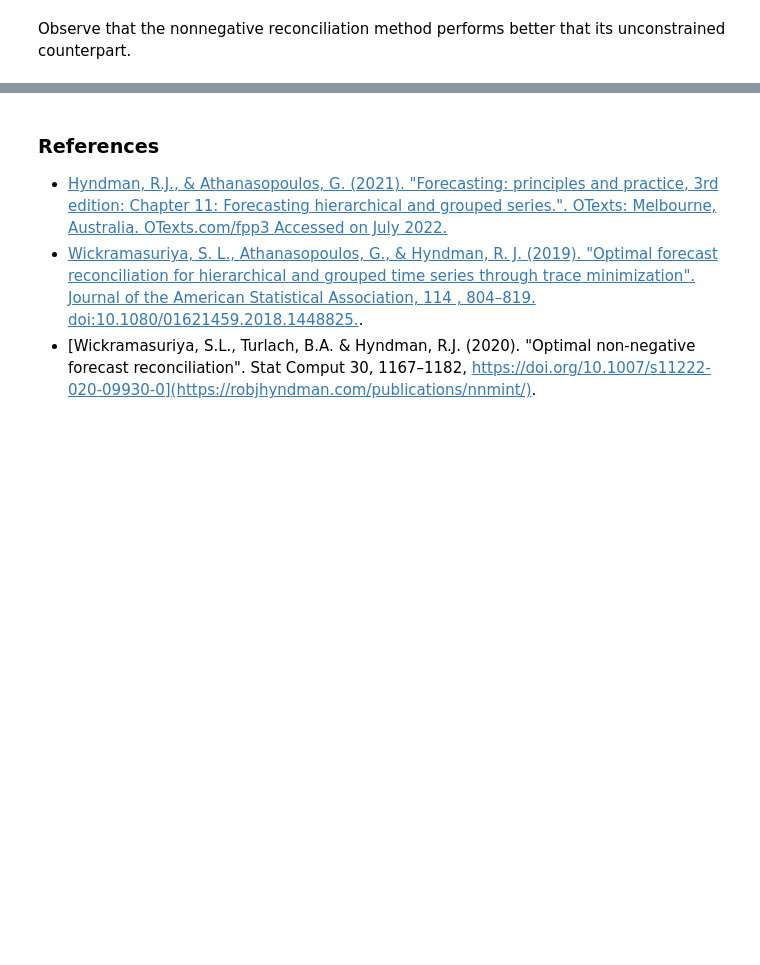
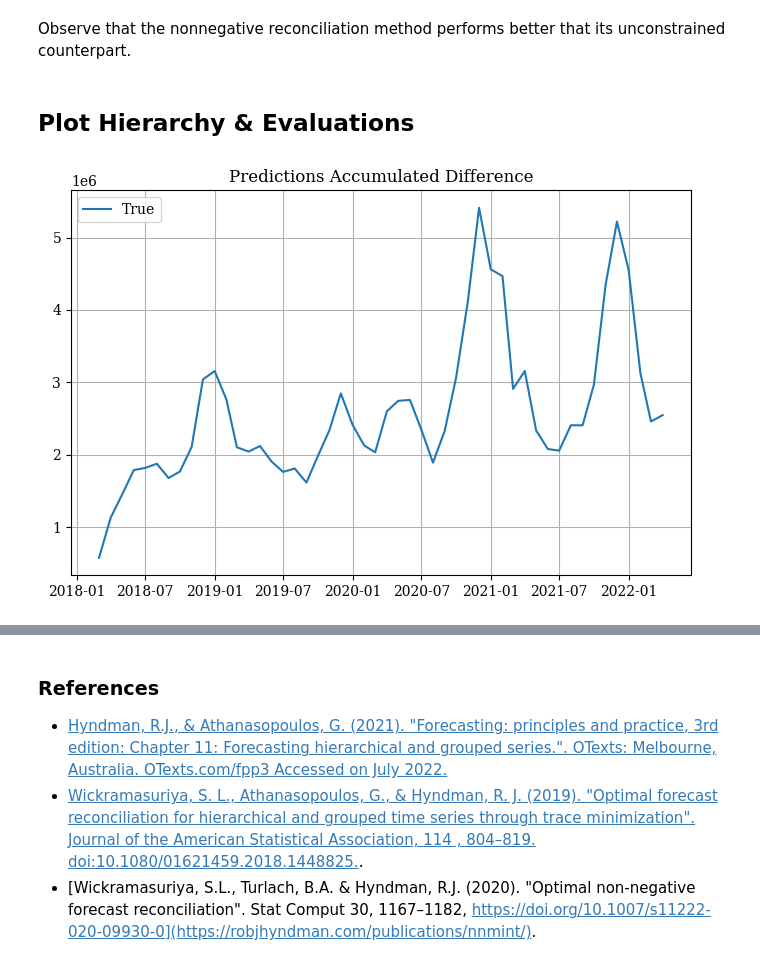
Before and after one commit to ariellubonja/hierarchical-time-series, a Jupyter notebook: hierarchical_ts.ipynb, the cells around one changed output, grey strips where cells are left out. Drawn from its saved outputs; the diff is of its cells as text; code cells hidden in the pictures; blank space fills up the shorter version.

Commit message:
Add plots from HF package - they don't plot the Tree :(

```diff
--- a/hierarchical_ts.ipynb
+++ b/hierarchical_ts.ipynb
@@ -402,3 +385,11 @@ evaluation.filter(like='ETS', axis=1).T
 | ETS/BottomUp | 0.481256 | 0.248975 | 4.561141 | 3.884284 | 3.403306 |
 # %% [markdown]
 Observe that the nonnegative reconciliation method performs better that its unconstrained counterpart.
+# %% [markdown]
+## Plot Hierarchy & Evaluations
+# %%
+hplt = HierarchicalPlot(S=S_df, tags=tags)
+
+hplt.plot_hierarchical_predictions_gap(Y_df=Y_train_df)
+# %% [output]
+[figure, added]
```
Also changed, not shown: parts of 2 cells of this notebook.
